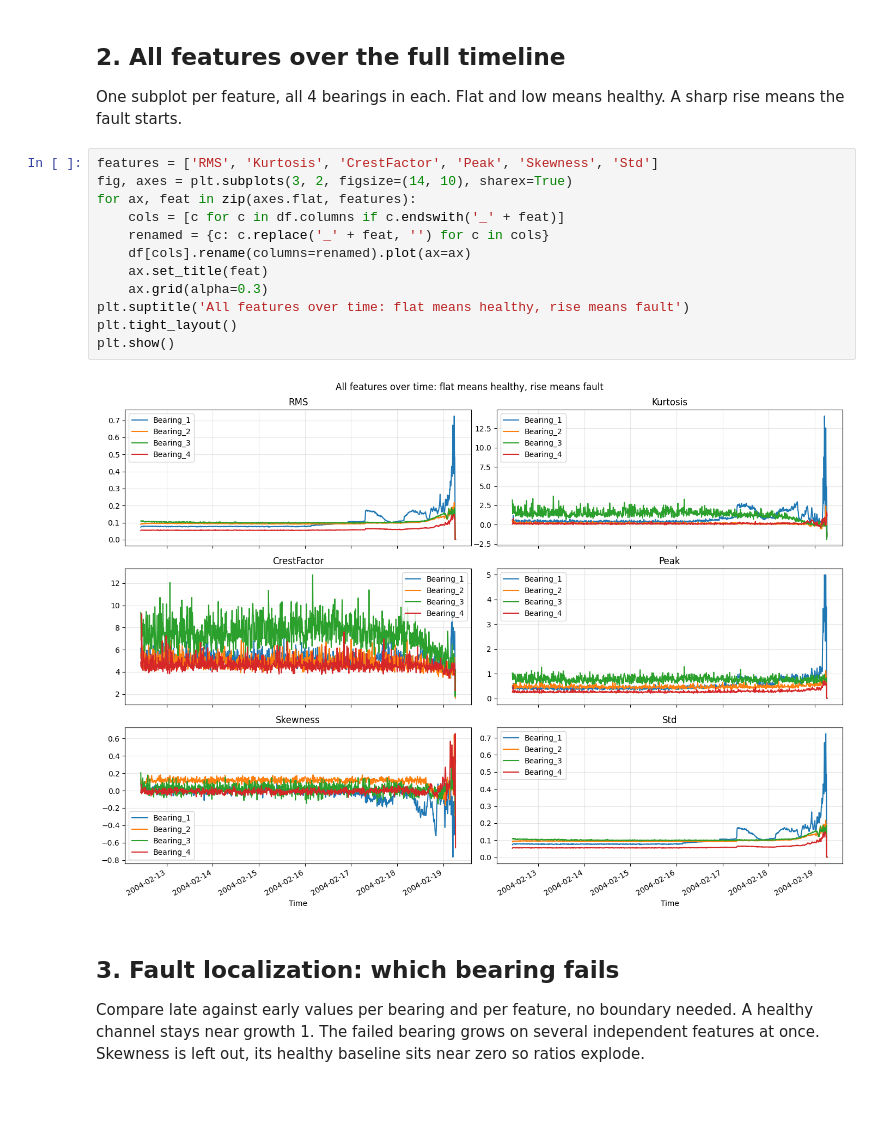
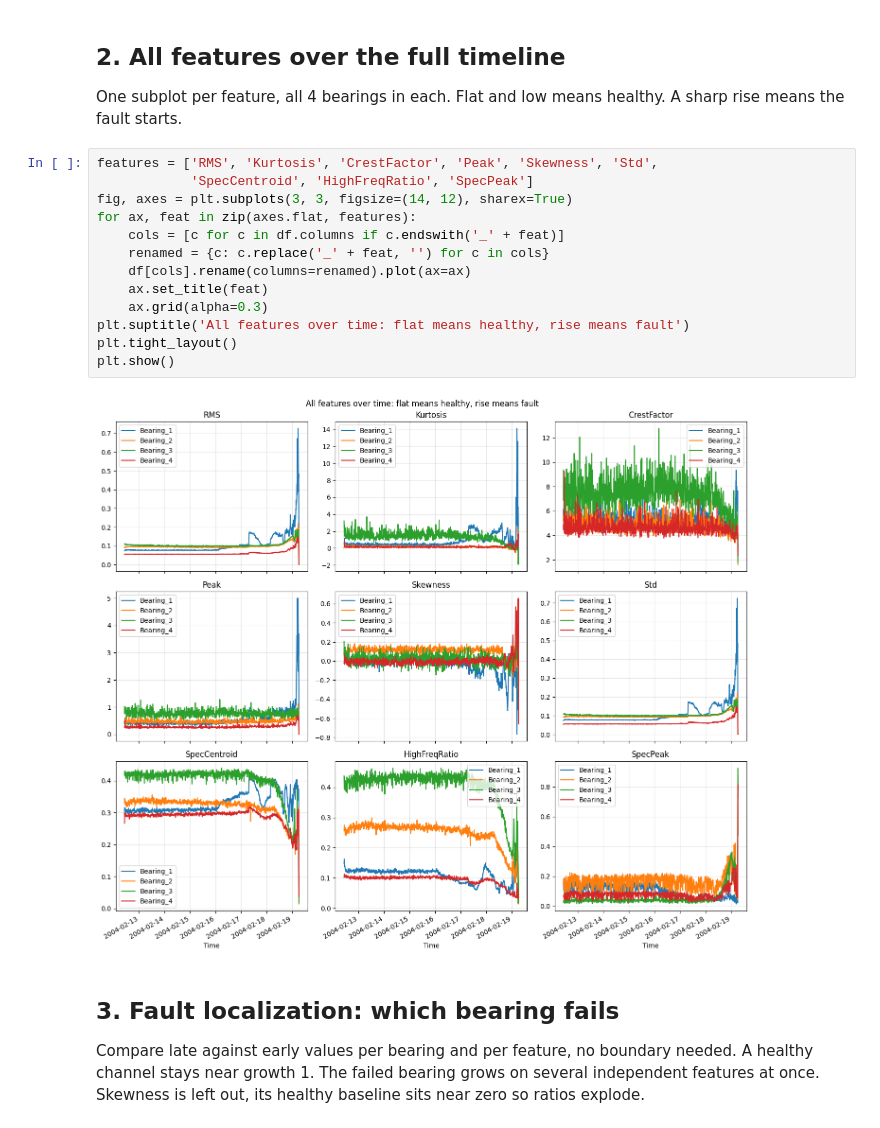
Before and after one commit to maidabiber/anomaly-detection-thesis, a Jupyter notebook: notebooks/analyze_2nd_test.ipynb, the cells around one changed output. Cells and saved outputs as stored; diff of their text form; blank space fills up the shorter version.

Commit message:
Integrate spectral features into 2nd test analysis with learning curves

```diff
--- a/notebooks/analyze_2nd_test.ipynb
+++ b/notebooks/analyze_2nd_test.ipynb
@@ -52,19 +52,20 @@ for i in [1, 2, 3, 4]:
 One subplot per feature, all 4 bearings in each.
 Flat and low means healthy. A sharp rise means the fault starts.
 # %%
-features = ['RMS', 'Kurtosis', 'CrestFactor', 'Peak', 'Skewness', 'Std']
-fig, axes = plt.subplots(3, 2, figsize=(14, 10), sharex=True)
+features = ['RMS', 'Kurtosis', 'CrestFactor', 'Peak', 'Skewness', 'Std',
+            'SpecCentroid', 'HighFreqRatio', 'SpecPeak']
+fig, axes = plt.subplots(3, 3, figsize=(14, 12), sharex=True)
 for ax, feat in zip(axes.flat, features):
     cols = [c for c in df.columns if c.endswith('_' + feat)]
     renamed = {c: c.replace('_' + feat, '') for c in cols}
     df[cols].rename(columns=renamed).plot(ax=ax)
     ax.set_title(feat)
     ax.grid(alpha=0.3)
 plt.suptitle('All features over time: flat means healthy, rise means fault')
 plt.tight_layout()
 plt.show()
 # %% [output]
-[figure, old version]
+[figure, new version]
 # %% [markdown]
 ## 3. Fault localization: which bearing fails
 
```
Also changed, not shown: parts of 23 cells of this notebook.
